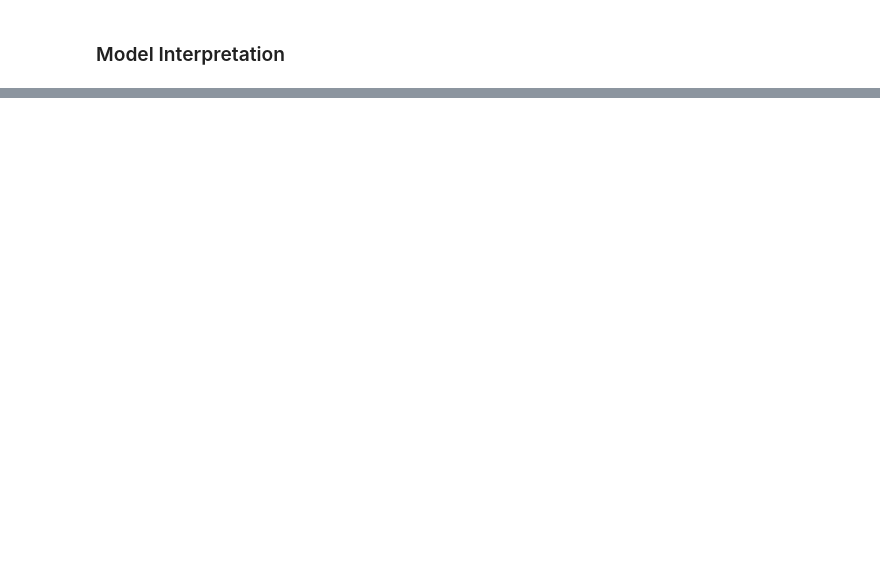
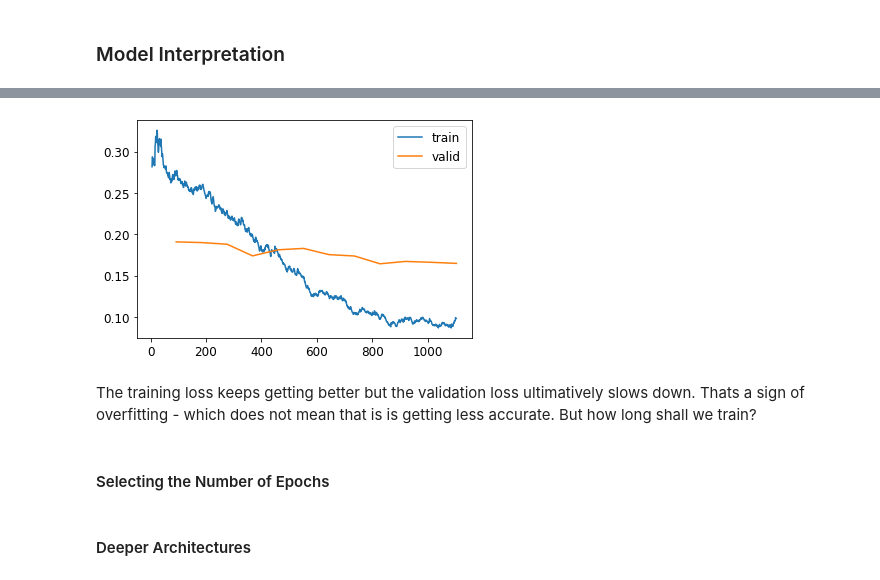
Before and after one commit to huli/fast-ai-course, a Jupyter notebook: chapters/chapter-05-pet-breeds.ipynb, the cells around one changed output, grey strips where cells are left out. Drawn from its saved outputs; the diff is of its cells as text; code cells hidden in the pictures; blank space fills up the shorter version.

```diff
--- a/chapters/chapter-05-pet-breeds.ipynb
+++ b/chapters/chapter-05-pet-breeds.ipynb
@@ -260,0 +383,6 @@ tensor(1.9526)
+# %%
+# the loss is decreasing till the end so we make the learning rate a little higher
+learn = cnn_learner(data_loaders, resnet34, metrics=error_rate)
+learn.fit_one_cycle(3, 3e-3)
+learn.unfreeze()
+learn.fit_one_cycle(12, lr_max=slice(1e-6, 3e-4))
@@ -260,0 +407,11 @@ tensor(1.9526)
+# %%
+# print the loss
+learn.recorder.plot_loss()
+# %% [output]
+[figure, added]
+# %% [markdown]
+The training loss keeps getting better but the validation loss ultimatively slows down. Thats a sign of overfitting - which does not mean that is is getting less accurate. But how long shall we train?
+# %% [markdown]
+#### Selecting the Number of Epochs
+# %% [markdown]
+#### Deeper Architectures
```
Also changed, not shown: parts of 44 cells of this notebook, 2 other files.
